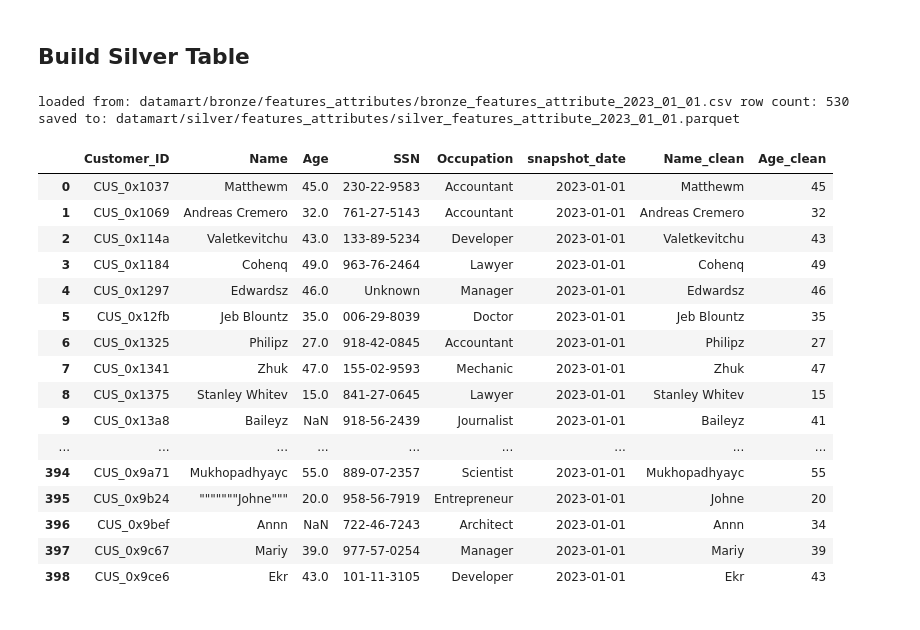
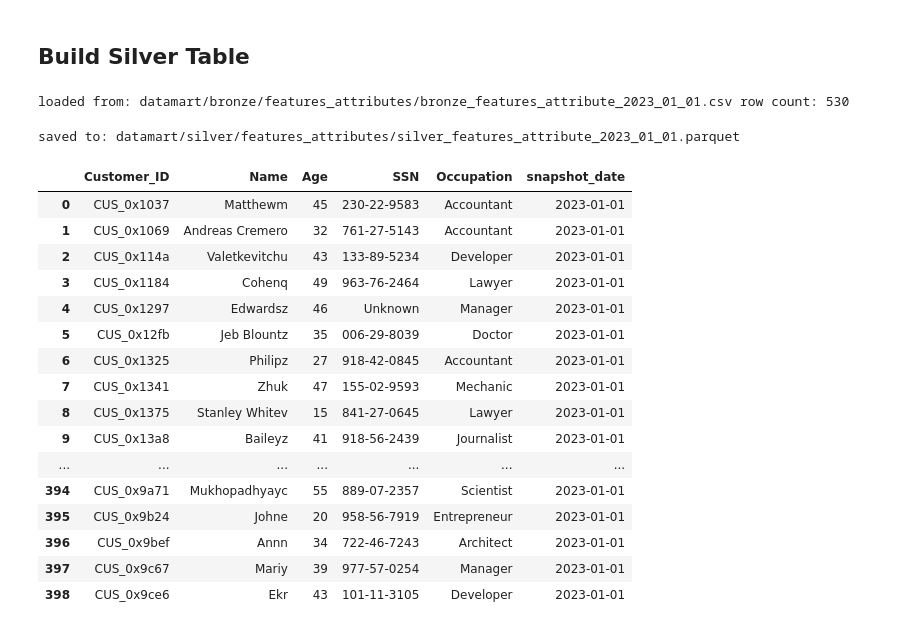
Before and after one commit to linchuch/MITB_MLE, a Jupyter notebook: assignment_1/data_processing_main.ipynb, the cells around one changed output. Drawn from its saved outputs; the diff is of its cells as text; code cells hidden in the pictures.

Commit message:
silver tables

```diff
--- a/assignment_1/data_processing_main.ipynb
+++ b/assignment_1/data_processing_main.ipynb
@@ -136,34 +132,41 @@ saved to: datamart/bronze/features_clickstream/bronze_features_clickstream_2023_
 ... (42 outputs left out)
 # %% [markdown]
 ## Build Silver Table
+# %%
+# if you have submodules:
+import importlib, utils
+importlib.reload(utils.data_processing_silver_table)
+silver_mod = importlib.import_module("utils.data_processing_silver_table")
 # %%
 # create bronze datalake
 silver_loan_daily_directory = "datamart/silver/features_attributes/"
 bronze_lms_directory = "datamart/bronze/features_attributes/"
 date_str = "2023-01-01"
+table_name = "features_attributes"
+func = silver_mod.REGISTRY.get(table_name)
 
 if not os.path.exists(silver_loan_daily_directory):
     os.makedirs(silver_loan_daily_directory)
 
 pd.set_option('display.max_rows', None)
-utils.data_processing_silver_table.process_silver_table(date_str, bronze_lms_directory, silver_loan_daily_directory, spark).toPandas()
+func(date_str, bronze_lms_directory, silver_loan_daily_directory, spark).toPandas()
 # %% [output]
 loaded from: datamart/bronze/features_attributes/bronze_features_attribute_2023_01_01.csv row count: 530
-saved to: datamart/silver/features_attributes/silver_features_attribute_2023_01_01.parquet
+saved to: datamart/silver/features_attributes/silver_features_attribute_2023_01_01.parquet
-|  | Customer_ID | Name | Age | SSN | Occupation | snapshot_date | Name_clean | Age_clean |
-| 0 | CUS_0x1037 | Matthewm | 45.0 | 230-22-9583 | Accountant | 2023-01-01 | Matthewm | 45 |
-| 1 | CUS_0x1069 | Andreas Cremero | 32.0 | 761-27-5143 | Accountant | 2023-01-01 | Andreas Cremero | 32 |
-| 2 | CUS_0x114a | Valetkevitchu | 43.0 | 133-89-5234 | Developer | 2023-01-01 | Valetkevitchu | 43 |
-| 3 | CUS_0x1184 | Cohenq | 49.0 | 963-76-2464 | Lawyer | 2023-01-01 | Cohenq | 49 |
-| 4 | CUS_0x1297 | Edwardsz | 46.0 | Unknown | Manager | 2023-01-01 | Edwardsz | 46 |
-| 5 | CUS_0x12fb | Jeb Blountz | 35.0 | 006-29-8039 | Doctor | 2023-01-01 | Jeb Blountz | 35 |
-| 6 | CUS_0x1325 | Philipz | 27.0 | 918-42-0845 | Accountant | 2023-01-01 | Philipz | 27 |
-| 7 | CUS_0x1341 | Zhuk | 47.0 | 155-02-9593 | Mechanic | 2023-01-01 | Zhuk | 47 |
-| 8 | CUS_0x1375 | Stanley Whitev | 15.0 | 841-27-0645 | Lawyer | 2023-01-01 | Stanley Whitev | 15 |
-| 9 | CUS_0x13a8 | Baileyz | NaN | 918-56-2439 | Journalist | 2023-01-01 | Baileyz | 41 |
-| ... | ... | ... | ... | ... | ... | ... | ... | ... |
-| 394 | CUS_0x9a71 | Mukhopadhyayc | 55.0 | 889-07-2357 | Scientist | 2023-01-01 | Mukhopadhyayc | 55 |
-| 395 | CUS_0x9b24 | """""""Johne""" | 20.0 | 958-56-7919 | Entrepreneur | 2023-01-01 | Johne | 20 |
-| 396 | CUS_0x9bef | Annn | NaN | 722-46-7243 | Architect | 2023-01-01 | Annn | 34 |
-| 397 | CUS_0x9c67 | Mariy | 39.0 | 977-57-0254 | Manager | 2023-01-01 | Mariy | 39 |
-| 398 | CUS_0x9ce6 | Ekr | 43.0 | 101-11-3105 | Developer | 2023-01-01 | Ekr | 43 |
+|  | Customer_ID | Name | Age | SSN | Occupation | snapshot_date |
+| 0 | CUS_0x1037 | Matthewm | 45 | 230-22-9583 | Accountant | 2023-01-01 |
+| 1 | CUS_0x1069 | Andreas Cremero | 32 | 761-27-5143 | Accountant | 2023-01-01 |
+| 2 | CUS_0x114a | Valetkevitchu | 43 | 133-89-5234 | Developer | 2023-01-01 |
+| 3 | CUS_0x1184 | Cohenq | 49 | 963-76-2464 | Lawyer | 2023-01-01 |
+| 4 | CUS_0x1297 | Edwardsz | 46 | Unknown | Manager | 2023-01-01 |
+| 5 | CUS_0x12fb | Jeb Blountz | 35 | 006-29-8039 | Doctor | 2023-01-01 |
+| 6 | CUS_0x1325 | Philipz | 27 | 918-42-0845 | Accountant | 2023-01-01 |
+| 7 | CUS_0x1341 | Zhuk | 47 | 155-02-9593 | Mechanic | 2023-01-01 |
+| 8 | CUS_0x1375 | Stanley Whitev | 15 | 841-27-0645 | Lawyer | 2023-01-01 |
+| 9 | CUS_0x13a8 | Baileyz | 41 | 918-56-2439 | Journalist | 2023-01-01 |
+| ... | ... | ... | ... | ... | ... | ... |
+| 394 | CUS_0x9a71 | Mukhopadhyayc | 55 | 889-07-2357 | Scientist | 2023-01-01 |
+| 395 | CUS_0x9b24 | Johne | 20 | 958-56-7919 | Entrepreneur | 2023-01-01 |
+| 396 | CUS_0x9bef | Annn | 34 | 722-46-7243 | Architect | 2023-01-01 |
+| 397 | CUS_0x9c67 | Mariy | 39 | 977-57-0254 | Manager | 2023-01-01 |
+| 398 | CUS_0x9ce6 | Ekr | 43 | 101-11-3105 | Developer | 2023-01-01 |
```
Also changed, not shown: parts of 1 cell of this notebook, 6 other files.
